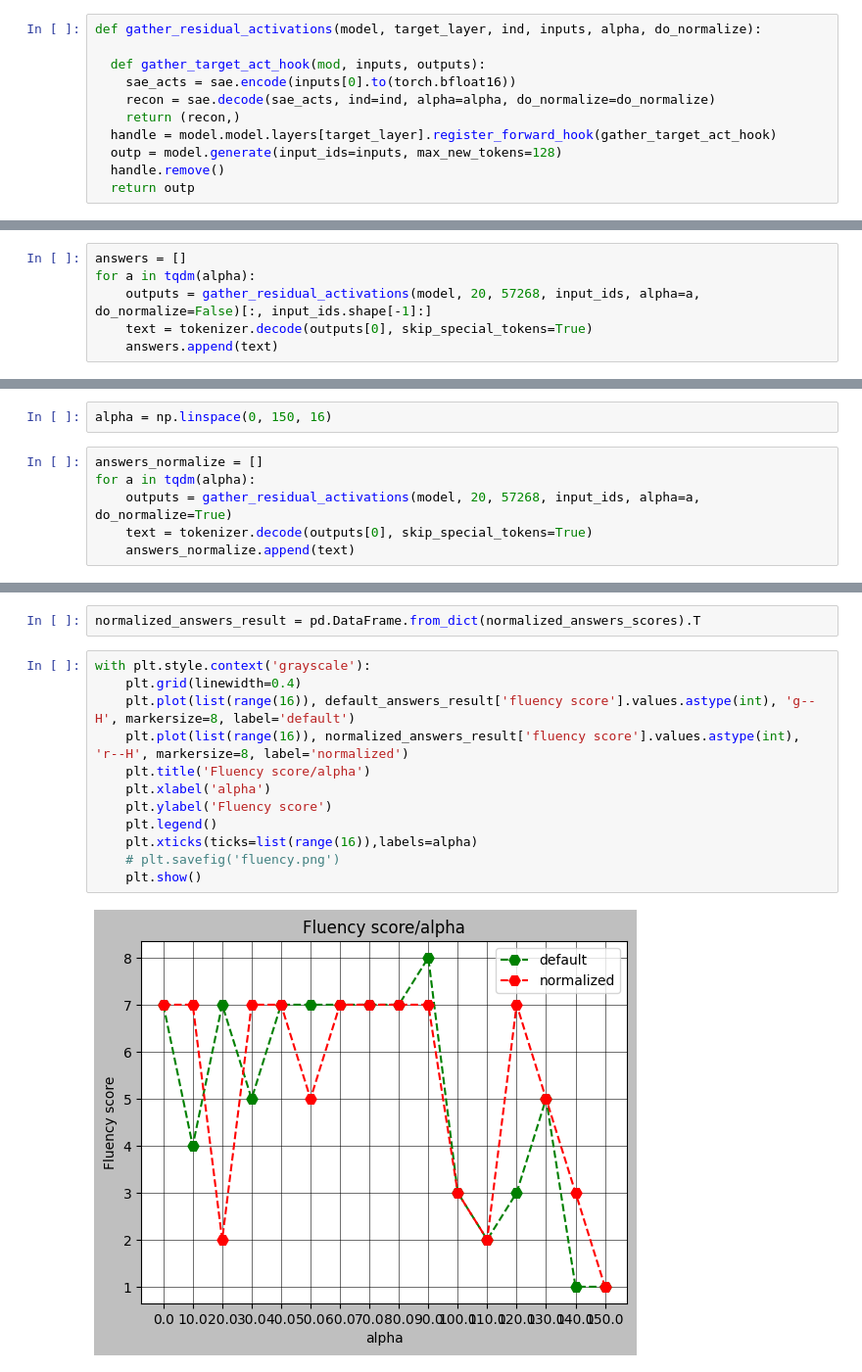
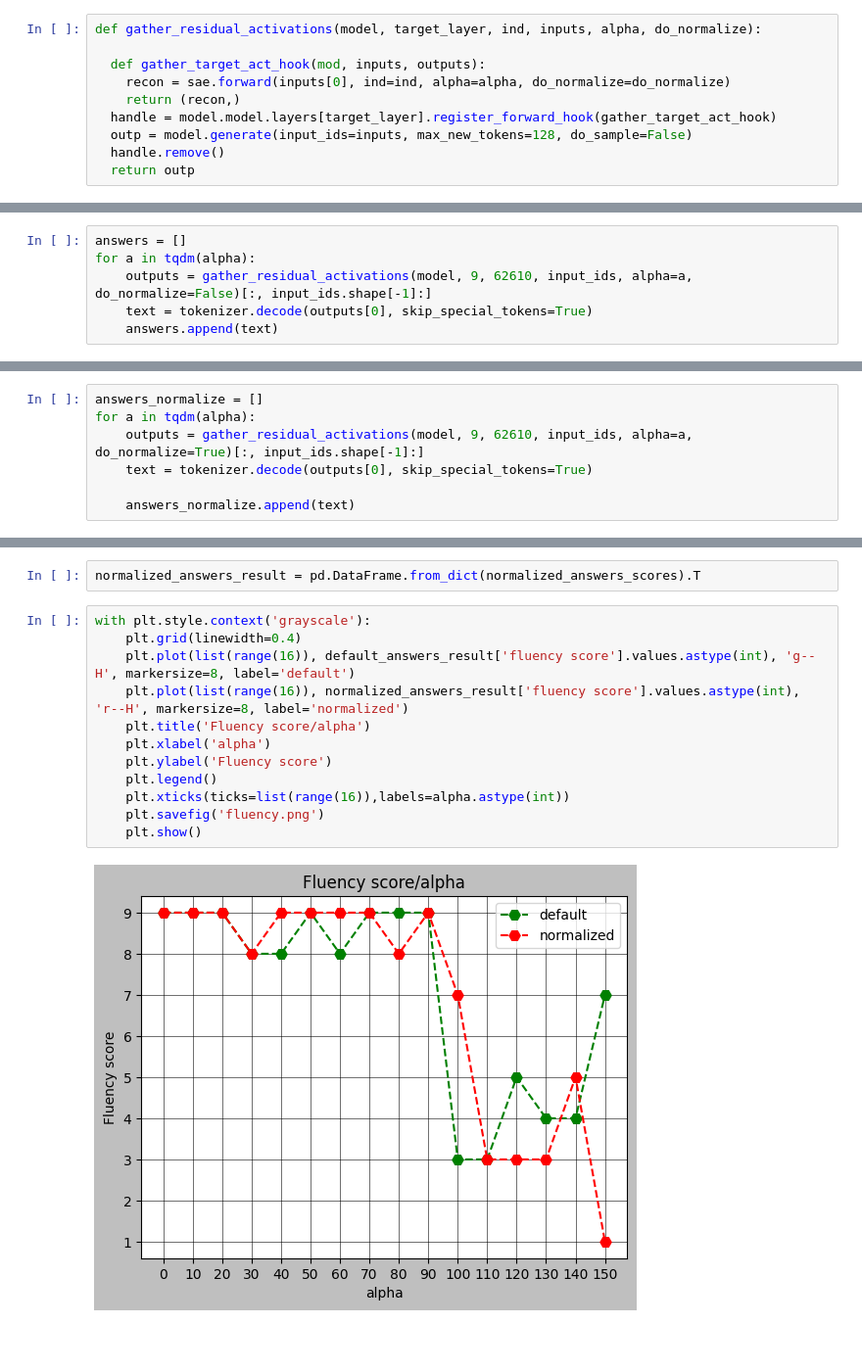
Before and after one commit to VesVlad/CU_ResearchAI, a Jupyter notebook: week_8/notebook.ipynb, the cells around one changed output, grey strips where cells are left out. Shown at 98% size. Drawn from its saved outputs; the diff is of its cells as text; blank space fills up the shorter version.

```diff
--- a/week_8/notebook.ipynb
+++ b/week_8/notebook.ipynb
@@ -139,11 +139,10 @@ sae.load_state_dict(pt_params)
 def gather_residual_activations(model, target_layer, ind, inputs, alpha, do_normalize):
 
   def gather_target_act_hook(mod, inputs, outputs):
-    sae_acts = sae.encode(inputs[0].to(torch.bfloat16))
-    recon = sae.decode(sae_acts, ind=ind, alpha=alpha, do_normalize=do_normalize)
+    recon = sae.forward(inputs[0], ind=ind, alpha=alpha, do_normalize=do_normalize)
     return (recon,)
   handle = model.model.layers[target_layer].register_forward_hook(gather_target_act_hook)
-  outp = model.generate(input_ids=inputs, max_new_tokens=128)
+  outp = model.generate(input_ids=inputs, max_new_tokens=128, do_sample=False)
   handle.remove()
   return outp
 # %%
@@ -154,7 +153,7 @@ alpha = np.linspace(0, 150, 16)
 # %%
 answers = []
 for a in tqdm(alpha):
-    outputs = gather_residual_activations(model, 20, 57268, input_ids, alpha=a, do_normalize=False)[:, input_ids.shape[-1]:]
+    outputs = gather_residual_activations(model, 9, 62610, input_ids, alpha=a, do_normalize=False)[:, input_ids.shape[-1]:]
     text = tokenizer.decode(outputs[0], skip_special_tokens=True)
     answers.append(text)
 # %%
@@ -188,13 +185,12 @@ for it, ans in tqdm(enumerate(answers), desc='default answers scoring...', total
     default_answers_scores[it]['behavioral score'] =  re.findall('\d+', (get_score(input_text, ans, BEHAVIORAL_CRITERION)))[0]
 # %%
 default_answers_result = pd.DataFrame.from_dict(default_answers_scores).T
-# %%
-alpha = np.linspace(0, 150, 16)
 # %%
 answers_normalize = []
 for a in tqdm(alpha):
-    outputs = gather_residual_activations(model, 20, 57268, input_ids, alpha=a, do_normalize=True)
+    outputs = gather_residual_activations(model, 9, 62610, input_ids, alpha=a, do_normalize=True)[:, input_ids.shape[-1]:]
     text = tokenizer.decode(outputs[0], skip_special_tokens=True)
+
     answers_normalize.append(text)
 # %%
 for it, ans in enumerate(answers_normalize):
@@ -228,17 +224,17 @@ normalized_answers_result = pd.DataFrame.from_dict(normalized_answers_scores).T
 # %%
 with plt.style.context('grayscale'):
     plt.grid(linewidth=0.4)
     plt.plot(list(range(16)), default_answers_result['fluency score'].values.astype(int), 'g--H', markersize=8, label='default')
     plt.plot(list(range(16)), normalized_answers_result['fluency score'].values.astype(int), 'r--H', markersize=8, label='normalized')
     plt.title('Fluency score/alpha')
     plt.xlabel('alpha')
     plt.ylabel('Fluency score')
     plt.legend()
-    plt.xticks(ticks=list(range(16)),labels=alpha)
-    # plt.savefig('fluency.png')
+    plt.xticks(ticks=list(range(16)),labels=alpha.astype(int))
+    plt.savefig('fluency.png')
     plt.show()
 # %% [output]
-[figure, old version]
+[figure, new version]
 # %%
 with plt.style.context('grayscale'):
     plt.grid(linewidth=0.4)
```
Also changed, not shown: parts of 6 cells of this notebook, 3 other files.
